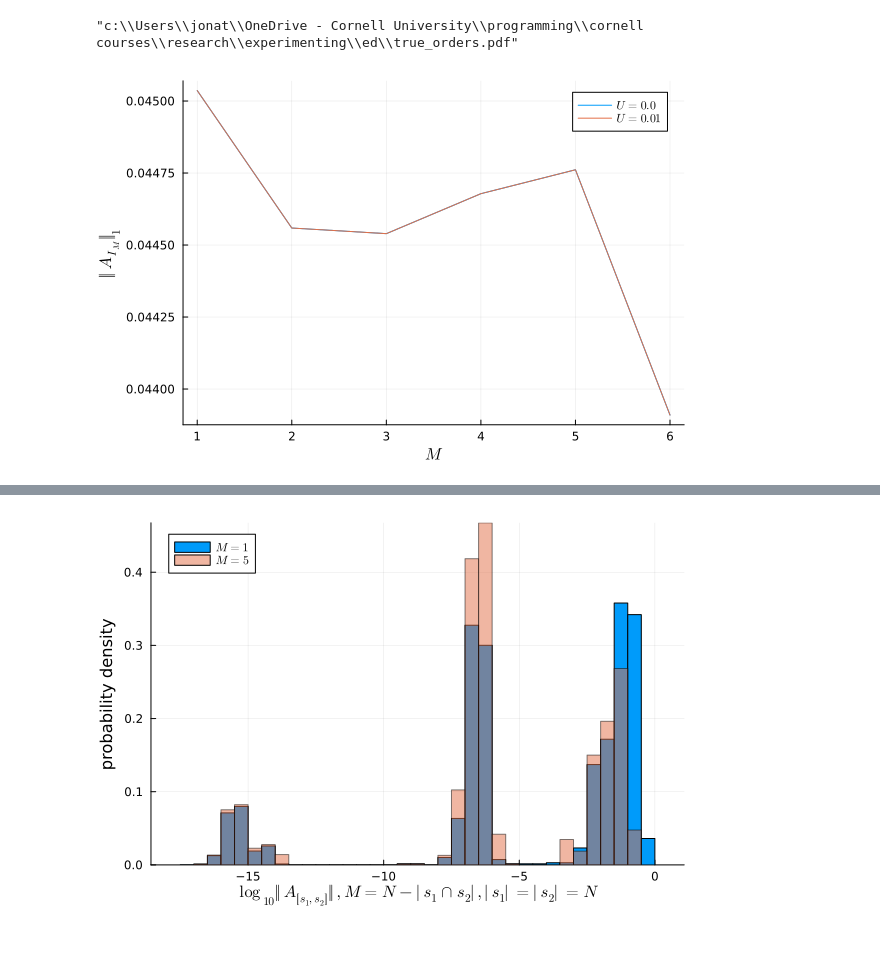
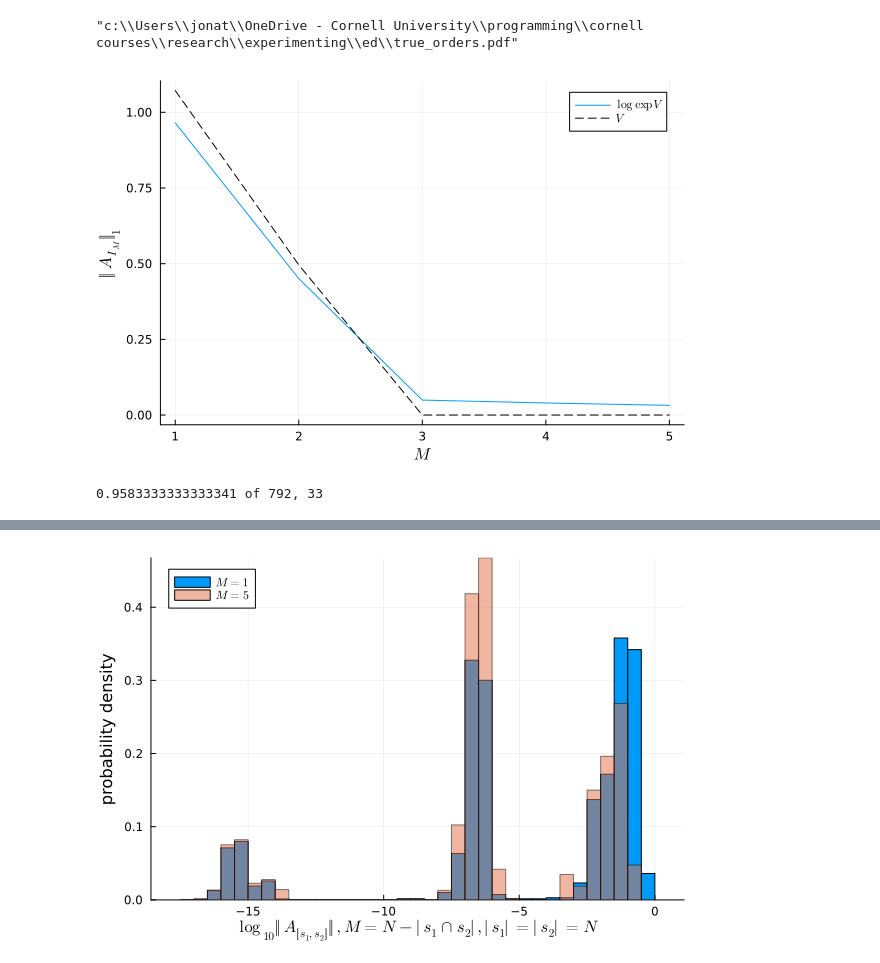
Before and after one commit to GoodStuff11/ML-signproblem, a Jupyter notebook: experimenting/ed/hubbard_ed.ipynb, the cells around one changed output, grey strips where cells are left out. Cells and saved outputs as stored; diff of their text form; code cells hidden in the pictures.

```diff
--- a/experimenting/ed/hubbard_ed.ipynb
+++ b/experimenting/ed/hubbard_ed.ipynb
@@ -123,0 +182,12 @@ Dict{Any, Any} with 2 entries:
+# %%
+# state = degen_rm_U[1][:,1]
+args = correlation_matrix(1, indexer)
+for i in axes(V[1][:,1:100],2)
+    state1 = degen_rm_U[1][:,i]
+    state2 = degen_rm_U[7][:,i]
+    energy = real.(diag(degen_rm_U[1]'*H[1]*degen_rm_U[1])[i])
+    println("$(energy) $(is_slater_determinant(state1, indexer; correlation_args=args)) $(is_slater_determinant(state2, indexer; correlation_args=args))")
+end
+# γ = compute_correlation(state, 1, indexer)
+# println("rank(γ)=$(rank(γ))  sum(γ^2 -γ)=$(sum(abs.(γ^2-γ)))")
+# eigvals(Matrix(mats[4,4]))
@@ -124,5 +212,10 @@ Dict{Any, Any} with 2 entries:
 # %%
+args = correlation_matrix(1, indexer)
 for i in 1:100
-    println(degen_rm_U[1][:,i]'*degen_rm_U[11][:,i])
+    if is_slater_determinant(degen_rm_U[11][:,i], indexer; correlation_args=args)
+        println("$i $(real(degen_rm_U[1][:,i]'*degen_rm_U[11][:,i]))")
+    else
+        println("NOT $i: $(degen_rm_U[1][:,i]'*degen_rm_U[11][:,i])")
+    end
 end
 # %% [output]
@@ -256,46 +348,73 @@ savefig(pl, "true_orders.pdf")
 "c:\\Users\\jonat\\OneDrive - Cornell University\\programming\\cornell courses\\research\\experimenting\\ed\\true_orders.pdf"
 # %%
 
-MP(p) = I(length(p))[p,:]
+
+t_dict = create_randomized_nth_order_operator(1, indexer; magnitude=2.0)
+merge!(t_dict,create_randomized_nth_order_operator(2, indexer; magnitude=2.0))
+# merge!(t_dict,create_randomized_nth_order_operator(3, indexer; magnitude=2.0))
+rows = Int[]
+cols = Int[]
+vals = Float64[]
+general_n_body!(rows, cols, vals, t_dict, indexer)
+
+mat = Matrix(Hermitian(sparse(rows, cols, vals)))
 
 
 pl = plot(xlabel=L"M", ylabel=L"\Vert A_{I_M}\Vert_1", legend=:topright)
 # for (k,u) in enumerate([t_values ; U_values])
-for (k,u) in enumerate(U_values)
+for (k,u) in enumerate(U_values[1:2])
     if k == reference_index
-        continue
+        hopping = mat
+        # continue
         # new_U ,_ = qr(rand(size(degen_rm_U[1]*degen_rm_U[1]')...))
         # # println(new_U)
         # hopping = log(Matrix(new_U))
     else
-        hopping = log(MP(Random.shuffle(1:size(degen_rm_U[1],1)))*degen_rm_U[1]')
+        # hopping = log(MP(Random.shuffle(1:size(degen_rm_U[1],1)))*degen_rm_U[1]')
+        hopping = log(exp(mat))
     end
 
     total = Dict()
     for (order, creation_annihiation) in difference_dict
         for index_list in values(creation_annihiation)
             for (i,j) in index_list
                 # if abs(hopping[i,j]) > 0
                     if !(order in keys(total))
                         total[order] = [hopping[i,j]]
                     else
                         push!(total[order],hopping[i,j])
                     end
                 # end
             end
         end
     end
     orders = sort(collect(keys(total)))
     average_coef = [mean(abs.(total[o])) for o in orders]
     # std_coef = [std(total[o])/sqrt(length(total[o])) for o in orders]
     if k == reference_index
-        plot!(pl, orders, average_coef, label="random unitary", linestyle=:dash, color=:black,xticks=orders)
+        plot!(pl, orders, average_coef, label=L"V", linestyle=:dash, color=:black,xticks=orders)
     else
-        plot!(pl, orders, average_coef,label=L"U=%$(u)",xticks=orders)
+        plot!(pl, orders, average_coef,label=L"\log \exp V",xticks=orders)
     end
 end
 # plot!(pl,  ylims=(0,Inf),)
 # savefig(pl,"order_images\\average_coeff_2x3_N=3.png")
+# display(pl)
 display(pl)
+# savefig(pl, "order_images/explog_testing_N=6.png")
 # %% [output]
-[figure, old version]
+[figure, new version]
+# %%
+t_dict = create_randomized_nth_order_operator(1, indexer; magnitude=2.0)
+merge!(t_dict,create_randomized_nth_order_operator(2, indexer; magnitude=2.0))
+# t_dict3 = create_randomized_nth_order_operator(3, indexer; magnitude=0.5)
+rows = Int[]
+cols = Int[]
+vals = Float64[]
+general_n_body!(rows, cols, vals, t_dict, indexer)
+mat = Matrix(Hermitian(sparse(rows, cols, vals)))
+λ = eigvals(mat)
+
+println("$(sum((λ .- minimum(λ) .> 2π)/length(λ))) of $(length(λ)), $(length(λ)-sum((λ .- minimum(λ) .> 2π)))")
+# %% [output]
+0.9583333333333341 of 792, 33
```
Also changed, not shown: parts of 22 cells of this notebook, 4 other files.
